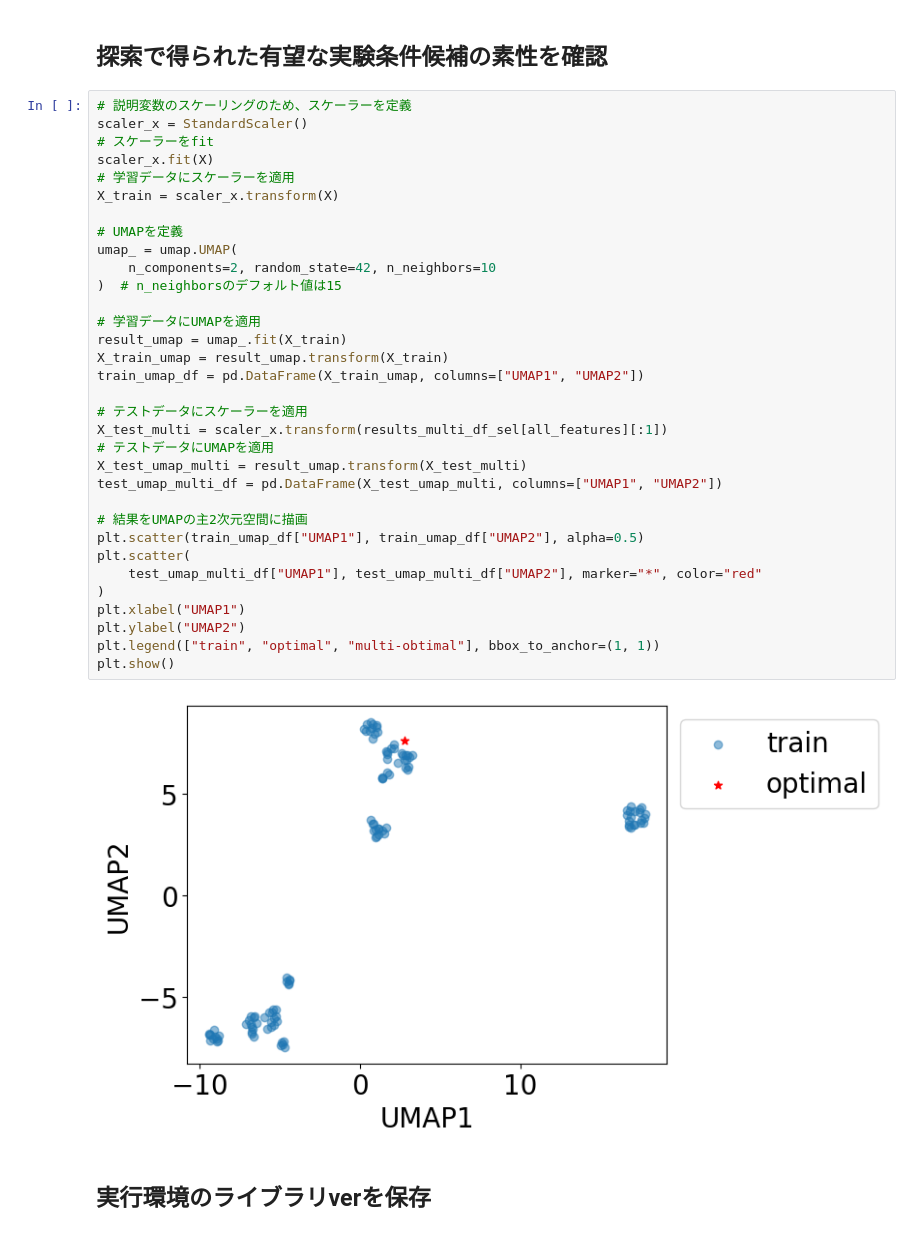
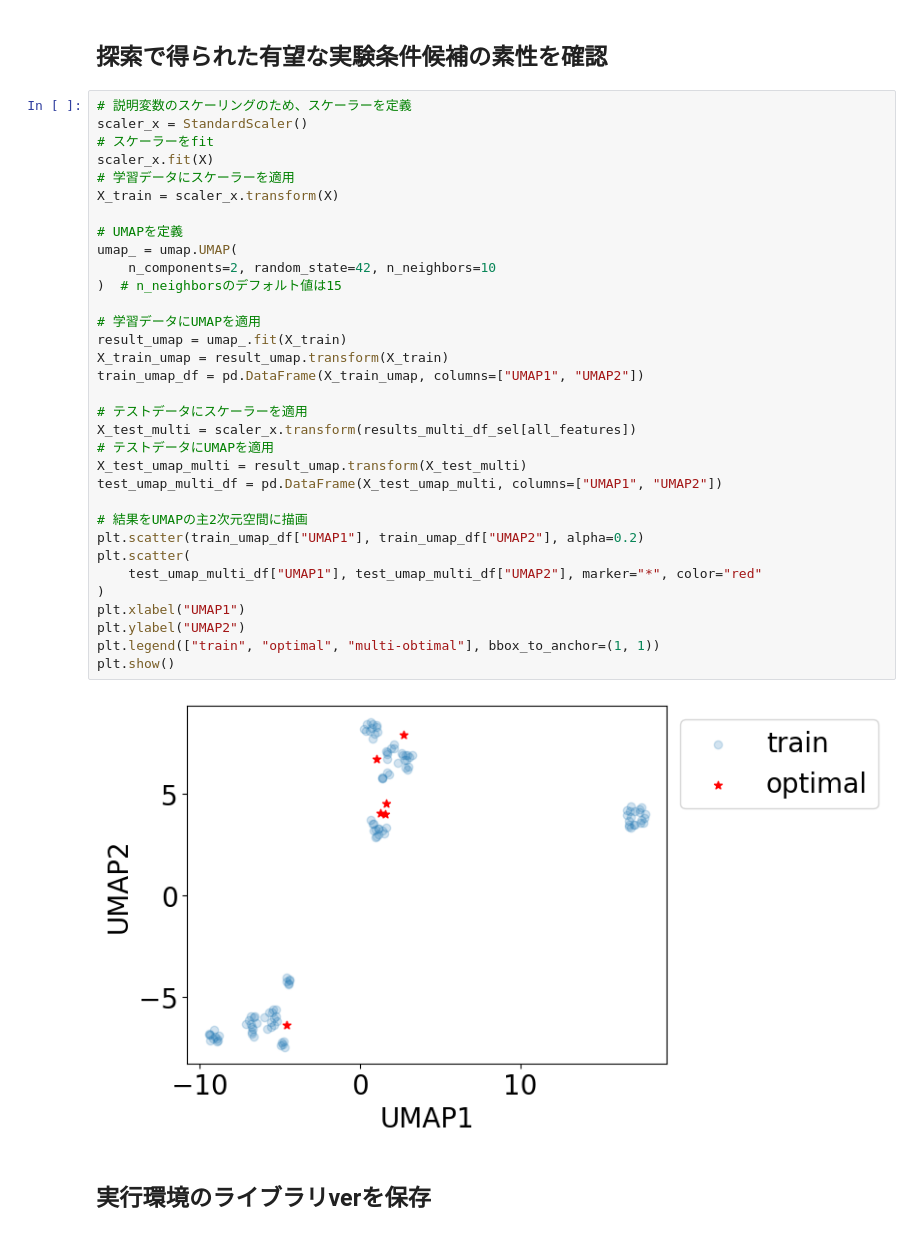
Before and after one commit to mipypf/practical-mi-guide, a Jupyter notebook: chapter5/src/opt_constraint_demo.ipynb, the cells around one changed output. Cells and saved outputs as stored; diff of their text form.

```diff
--- a/chapter5/src/opt_constraint_demo.ipynb
+++ b/chapter5/src/opt_constraint_demo.ipynb
@@ -453,36 +453,36 @@ results_multi_df_sel
 scaler_x = StandardScaler()
 # スケーラーをfit
 scaler_x.fit(X)
 # 学習データにスケーラーを適用
 X_train = scaler_x.transform(X)
 
 # UMAPを定義
 umap_ = umap.UMAP(
     n_components=2, random_state=42, n_neighbors=10
 )  # n_neighborsのデフォルト値は15
 
 # 学習データにUMAPを適用
 result_umap = umap_.fit(X_train)
 X_train_umap = result_umap.transform(X_train)
 train_umap_df = pd.DataFrame(X_train_umap, columns=["UMAP1", "UMAP2"])
 
 # テストデータにスケーラーを適用
-X_test_multi = scaler_x.transform(results_multi_df_sel[all_features][:1])
+X_test_multi = scaler_x.transform(results_multi_df_sel[all_features])
 # テストデータにUMAPを適用
 X_test_umap_multi = result_umap.transform(X_test_multi)
 test_umap_multi_df = pd.DataFrame(X_test_umap_multi, columns=["UMAP1", "UMAP2"])
 
 # 結果をUMAPの主2次元空間に描画
-plt.scatter(train_umap_df["UMAP1"], train_umap_df["UMAP2"], alpha=0.5)
+plt.scatter(train_umap_df["UMAP1"], train_umap_df["UMAP2"], alpha=0.2)
 plt.scatter(
     test_umap_multi_df["UMAP1"], test_umap_multi_df["UMAP2"], marker="*", color="red"
 )
 plt.xlabel("UMAP1")
 plt.ylabel("UMAP2")
 plt.legend(["train", "optimal", "multi-obtimal"], bbox_to_anchor=(1, 1))
 plt.show()
 # %% [output]
-[figure, old version]
+[figure, new version]
 # %% [markdown]
 ## 実行環境のライブラリverを保存
 # %%
```
Also changed, not shown: parts of 1 cell of this notebook.
